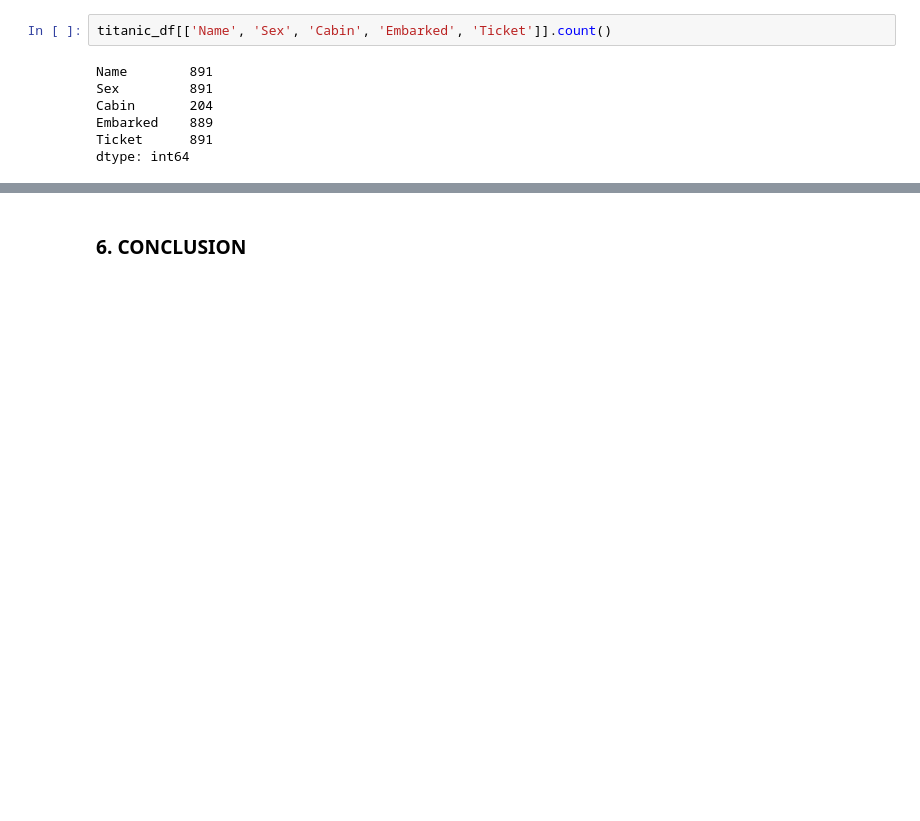
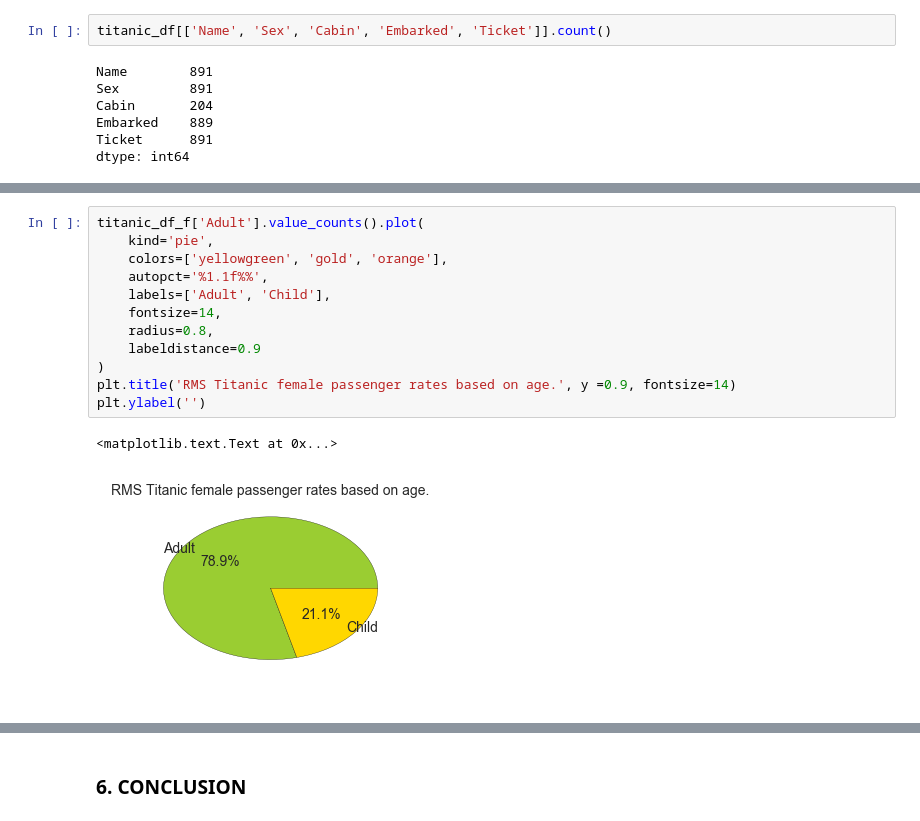
Before and after one commit to daivaSts/P2-Investigate-a-Dataset, a Jupyter notebook: P2_Titanic_data_analysis.ipynb, the cells around one changed output, grey strips where cells are left out. Cells and saved outputs as stored; diff of their text form; blank space fills up the shorter version.

```diff
--- a/P2_Titanic_data_analysis.ipynb
+++ b/P2_Titanic_data_analysis.ipynb
@@ -333,0 +290,15 @@ print pvalue
+# %%
+titanic_df_f['Adult'].value_counts().plot(
+    kind='pie',
+    colors=['yellowgreen', 'gold', 'orange'],
+    autopct='%1.1f%%',
+    labels=['Adult', 'Child'],
+    fontsize=14,
+    radius=0.8,
+    labeldistance=0.9
+)
+plt.title('RMS Titanic female passenger rates based on age.', y =0.9, fontsize=14)
+plt.ylabel('')
+# %% [output]
+<matplotlib.text.Text at 0x...>
+[figure, added]
```
Also changed, not shown: parts of 127 cells of this notebook.
